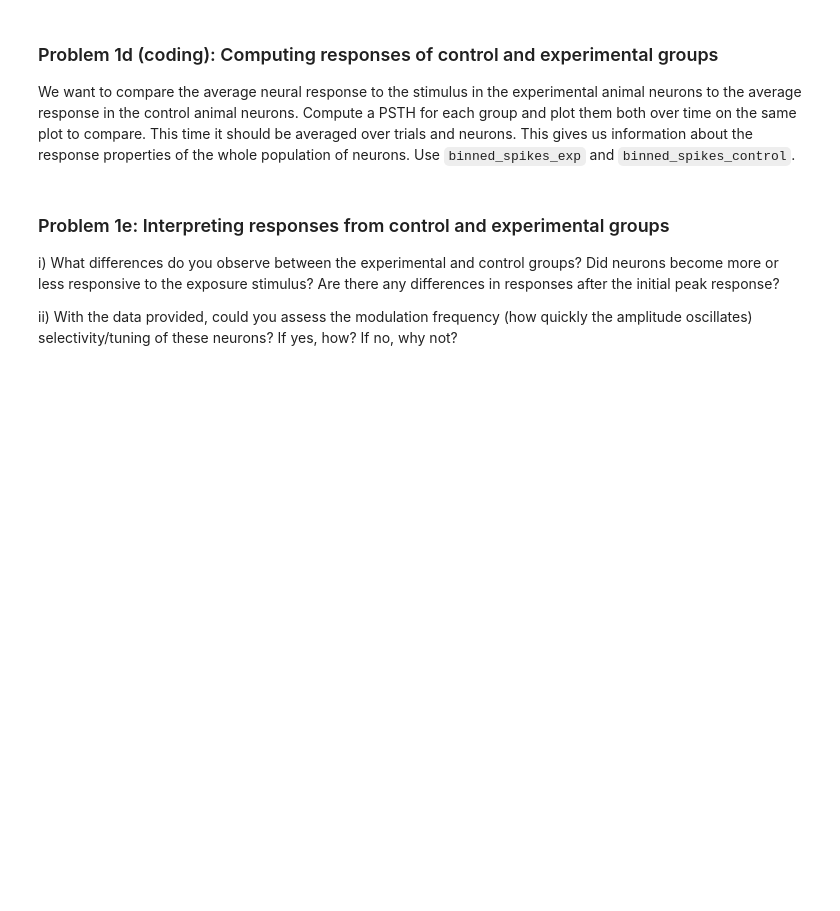
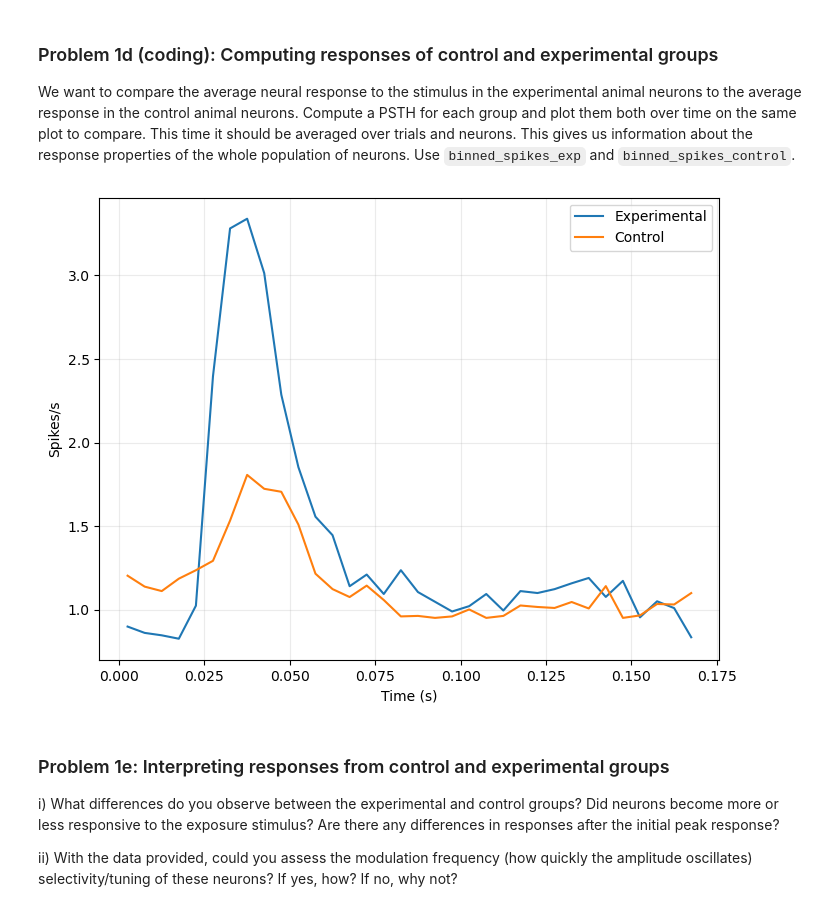
Before and after one commit to djordjeivanovic11/neuro120, a Jupyter notebook: HW2/HW2_P1_AuditoryResponses.ipynb, the cells around one changed output. Cells and saved outputs as stored; diff of their text form; code cells hidden in the pictures; blank space fills up the shorter version.

```diff
--- a/HW2/HW2_P1_AuditoryResponses.ipynb
+++ b/HW2/HW2_P1_AuditoryResponses.ipynb
@@ -125,14 +211,24 @@ print('Number of time bins in the control group: {}'.format(...))
 We want to compare the average neural response to the stimulus in the experimental animal neurons to the average response in the control animal neurons. Compute a PSTH for each group and plot them both over time on the same plot to compare. This time it should be averaged over trials and neurons. This gives us information about the response properties of the whole population of neurons. Use `binned_spikes_exp` and `binned_spikes_control`.
 # %%
 # TO DO: compute PSTHs over neurons and trials
-PSTH_exp = ...
-PSTH_control = ...
+# it should be averaged over trials and neurons
+PSTH_exp = binned_spikes_exp.mean(axis=(0,1)) / bin_width
+PSTH_control = binned_spikes_control.mean(axis=(0,1)) / bin_width
+
 
 # TO DO: Plot the PSTHs (and label the two lines)
 fig, ax = plt.subplots(1, 1, figsize=(8, 6))
-timevec = np.arange(...)
-...
+n_bins = binned_spikes_exp.shape[2]
+timevec = (np.arange(n_bins) + 0.5) * bin_width
+ax.plot(timevec, PSTH_exp, label="Experimental")
+ax.plot(timevec, PSTH_control, label="Control")
+ax.set(xlabel='Time (s)', ylabel='Spikes/s')
+ax.legend()
+ax.grid(True, alpha=0.25)
+
 plt.legend(loc='best');
+# %% [output]
+[figure, added]
 # %% [markdown]
 ### Problem 1e: Interpreting responses from control and experimental groups
 
```
Also changed, not shown: parts of 19 cells of this notebook, 2 other files.
